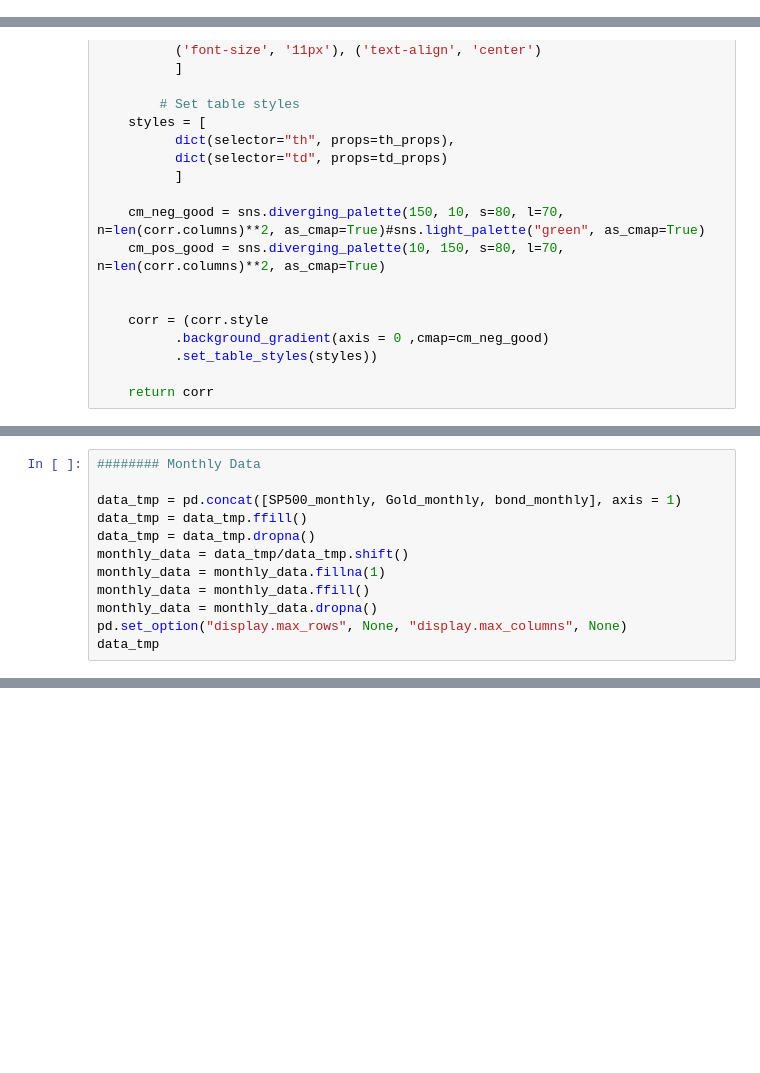
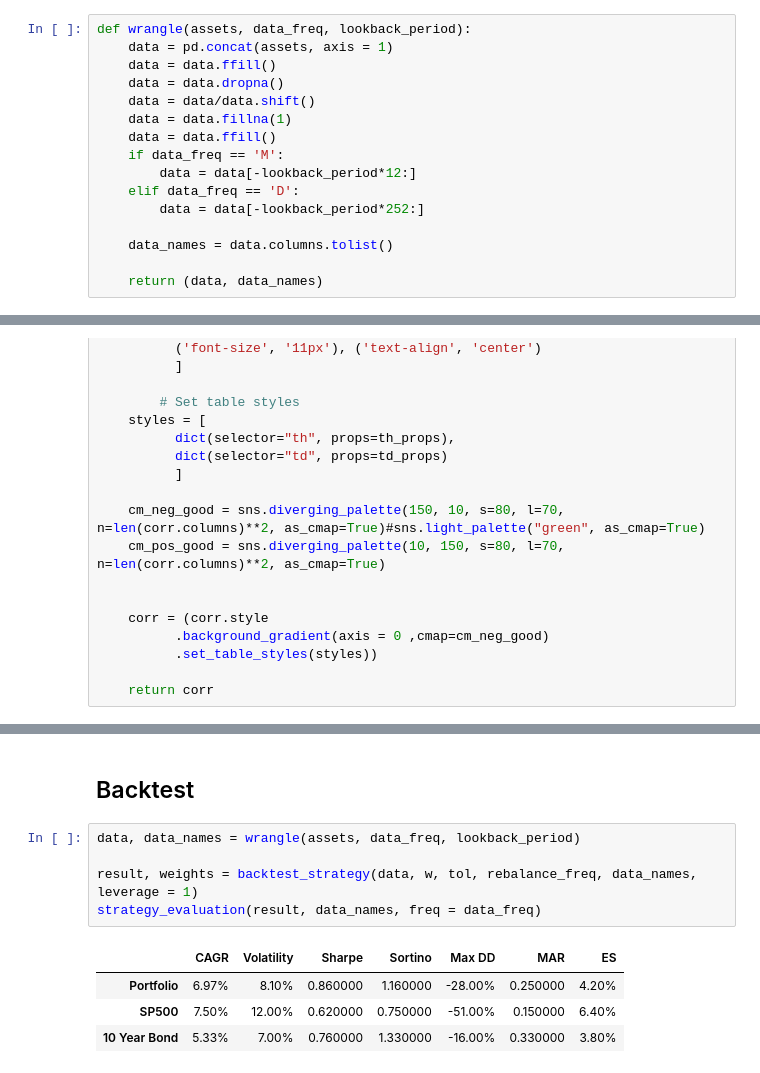
Before and after one commit to webclinic017/Portfolio_Construction, a Jupyter notebook: Portfolio_Backtest/Static_Portfolio.ipynb, the cells around one changed output, grey strips where cells are left out. Saved outputs shown, nothing was run; the diff lists cells and outputs as text; blank space fills up the shorter version.

```diff
--- a/Portfolio_Backtest/Static_Portfolio.ipynb
+++ b/Portfolio_Backtest/Static_Portfolio.ipynb
@@ -67,6 +69,22 @@ def calc_port_ret(port):
     port_ret = port_ret.fillna(1)
 
     return port_ret
+# %%
+def wrangle(assets, data_freq, lookback_period):
+    data = pd.concat(assets, axis = 1)
+    data = data.ffill()
+    data = data.dropna()
+    data = data/data.shift()
+    data = data.fillna(1)
+    data = data.ffill()
+    if data_freq == 'M':
+        data = data[-lookback_period*12:]
+    elif data_freq == 'D':
+        data = data[-lookback_period*252:]
+
+    data_names = data.columns.tolist()
+
+    return (data, data_names)
 # %%
 def backtest_strategy(data, W, tol, rebalance_freq, data_names, leverage = 1):
     initial = 1
@@ -336,12 +218,0 @@ data = data.fillna(1)
-# %%
-######## Monthly Data
-
-data_tmp = pd.concat([SP500_monthly, Gold_monthly, bond_monthly], axis = 1)
-data_tmp = data_tmp.ffill()
-data_tmp = data_tmp.dropna()
-monthly_data = data_tmp/data_tmp.shift()
-monthly_data = monthly_data.fillna(1)
-monthly_data = monthly_data.ffill()
-monthly_data = monthly_data.dropna()
-pd.set_option("display.max_rows", None, "display.max_columns", None)
-data_tmp
@@ -396,0 +291,12 @@ strategy_evaluation(result, data_names, freq = 'M')
+# %% [markdown]
+## Backtest
+# %%
+data, data_names = wrangle(assets, data_freq, lookback_period)
+
+result, weights = backtest_strategy(data, w, tol, rebalance_freq, data_names, leverage = 1)
+strategy_evaluation(result, data_names, freq = data_freq)
+# %% [output]
+|  | CAGR | Volatility | Sharpe | Sortino | Max DD | MAR | ES |
+| Portfolio | 6.97% | 8.10% | 0.860000 | 1.160000 | -28.00% | 0.250000 | 4.20% |
+| SP500 | 7.50% | 12.00% | 0.620000 | 0.750000 | -51.00% | 0.150000 | 6.40% |
+| 10 Year Bond | 5.33% | 7.00% | 0.760000 | 1.330000 | -16.00% | 0.330000 | 3.80% |
```
Also changed, not shown: parts of 27 cells of this notebook.
